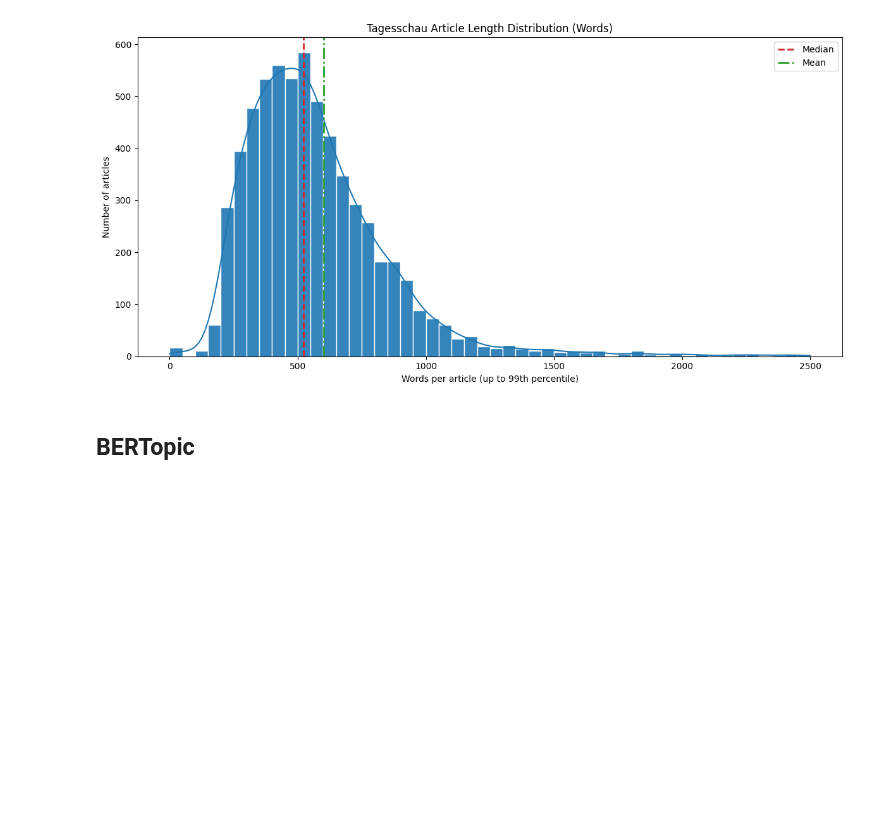
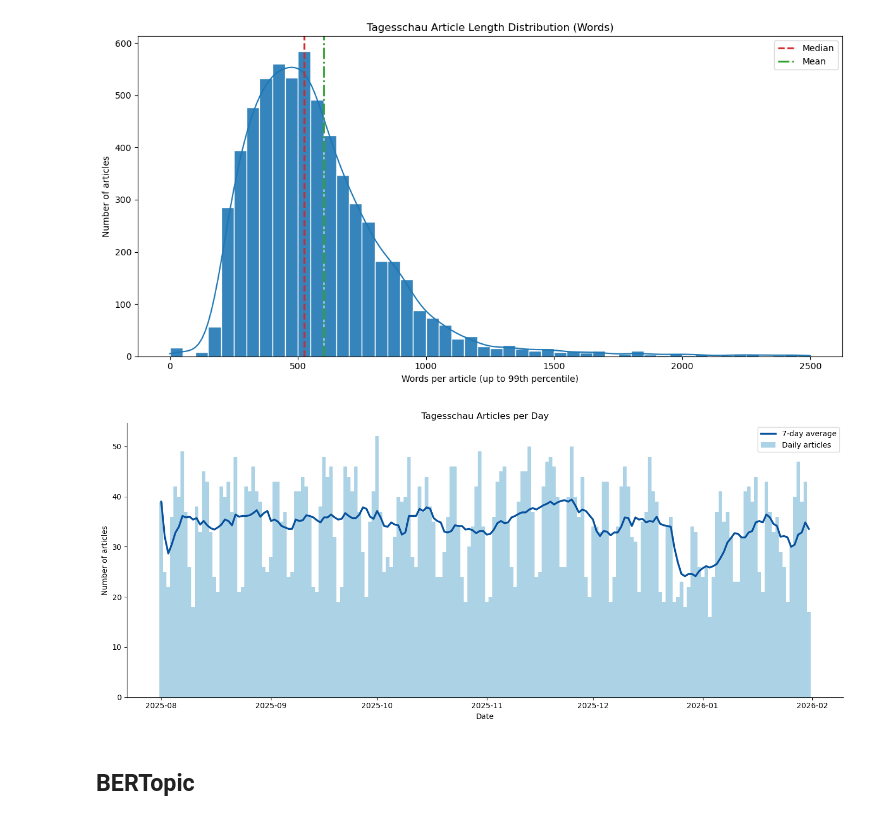
Before and after one commit to mattishaumann/Thesis, a Jupyter notebook: data preprocessing/06_Tagesschau.ipynb, the cells around one changed output. Saved outputs shown, nothing was run; the diff lists cells and outputs as text; code cells hidden in the pictures; blank space fills up the shorter version.

```diff
--- a/data preprocessing/06_Tagesschau.ipynb
+++ b/data preprocessing/06_Tagesschau.ipynb
@@ -204,4 +193,4 @@ def extract_content_text(content_raw: str) -> str:
 
     return "\n".join(x for x in out if x).strip()
 
-tagesschau_df_cleaned["content_clean"] = tagesschau_df_cleaned["content"].apply(extract_content_text)
+df_cleaned["content_clean"] = df_cleaned["content"].apply(extract_content_text)
@@ -282,6 +292,6 @@ Number of duplicate rows (across ['title', 'content_clean', 'updateCheckUrl']):
 # %%
-tagesschau_df_cleaned['date'] = pd.to_datetime(tagesschau_df_cleaned['date'])
-articles_per_month = tagesschau_df_cleaned.groupby(tagesschau_df_cleaned['date'].dt.to_period('M')).size().reset_index(name='article_count')
+df_cleaned['date'] = pd.to_datetime(df_cleaned['date'])
+articles_per_month = df_cleaned.groupby(df_cleaned['date'].dt.to_period('M')).size().reset_index(name='article_count')
 articles_per_month.columns = ['month', 'article_count']
 articles_per_month
 # %% [output]
@@ -365,10 +375,10 @@ plt.show()
 NA count in 'ressort': 382
 [figure]
 # %%
-tagesschau_df_cleaned["article_length_words"] = tagesschau_df_cleaned["content_clean"].str.split().str.len()
-tagesschau_df_cleaned["article_length_chars"] = tagesschau_df_cleaned["content_clean"].str.len()
+df_cleaned["article_length_words"] = df_cleaned["content_clean"].str.split().str.len()
+df_cleaned["article_length_chars"] = df_cleaned["content_clean"].str.len()
 
-tagesschau_df_cleaned["article_length_words"].describe(
+df_cleaned["article_length_words"].describe(
     percentiles=[0.1, 0.25, 0.5, 0.75, 0.9, 0.95, 0.99]
 ).round(1)
 # %% [output]
@@ -387,0 +423,8 @@ Name: article_length_words, dtype: float64
+# %%
+# Remove all rows where ressort is "Sport" (case-insensitive)
+df_cleaned = df_cleaned.loc[
+    ~df_cleaned["ressort"].astype(str).str.strip().str.lower().eq("sport")
+].copy()
+
+print(df_cleaned["ressort"].value_counts(dropna=False).head())
+print("New shape:", df_cleaned.shape)
@@ -432,3 +466,51 @@ plt.tight_layout()
 plt.show()
 # %% [output]
 [figure]
+# %%
+# Ensure datetime
+df_cleaned["date"] = pd.to_datetime(df_cleaned["date"], errors="coerce")
+
+# Daily article counts (include missing days as 0)
+daily_counts = (
+    df_cleaned.dropna(subset=["date"])
+    .assign(Date=lambda d: d["date"].dt.floor("D"))
+    .groupby("Date")
+    .size()
+    .rename("articles")
+    .sort_index()
+    .asfreq("D", fill_value=0)
+    .reset_index()
+)
+
+# 7-day rolling average
+daily_counts["rolling_7d"] = daily_counts["articles"].rolling(7, min_periods=1).mean()
+
+# Plot
+fig, ax = plt.subplots(figsize=(14, 6))
+ax.bar(
+    daily_counts["Date"],
+    daily_counts["articles"],
+    color="#9ecae1",
+    alpha=0.85,
+    width=1.0,
+    label="Daily articles",
+)
+ax.plot(
+    daily_counts["Date"],
+    daily_counts["rolling_7d"],
+    color="#08519c",
+    linewidth=2.5,
+    label="7-day average",
+)
+
+ax.set_title("Tagesschau Articles per Day")
+ax.set_xlabel("Date")
+ax.set_ylabel("Number of articles")
+ax.spines["top"].set_visible(False)
+ax.spines["right"].set_visible(False)
+ax.legend(frameon=True)
+
+plt.tight_layout()
+plt.show()
+# %% [output]
+[figure, added]
```
Also changed, not shown: parts of 43 cells of this notebook, 17 other files.
